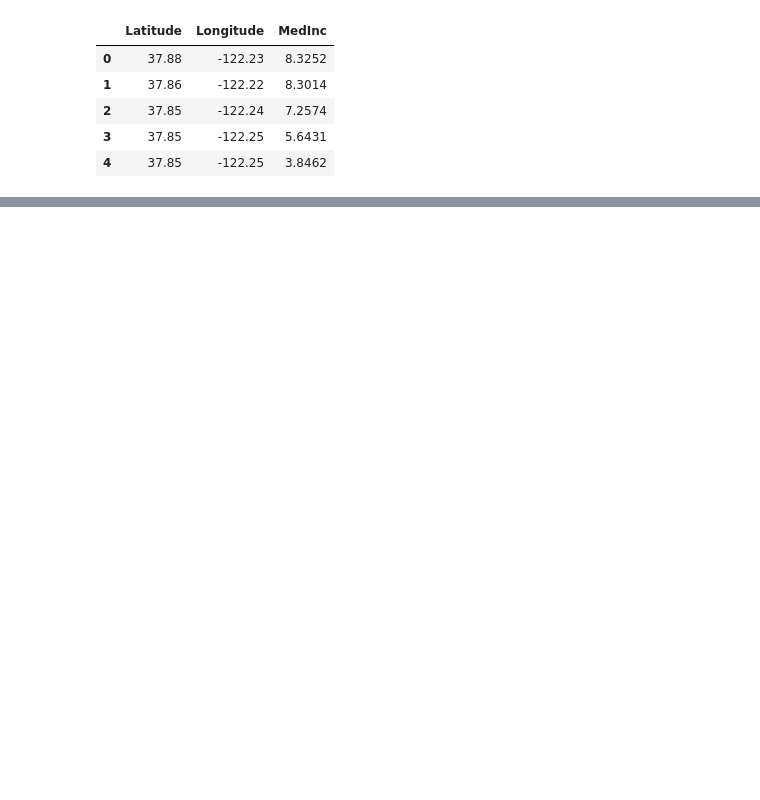
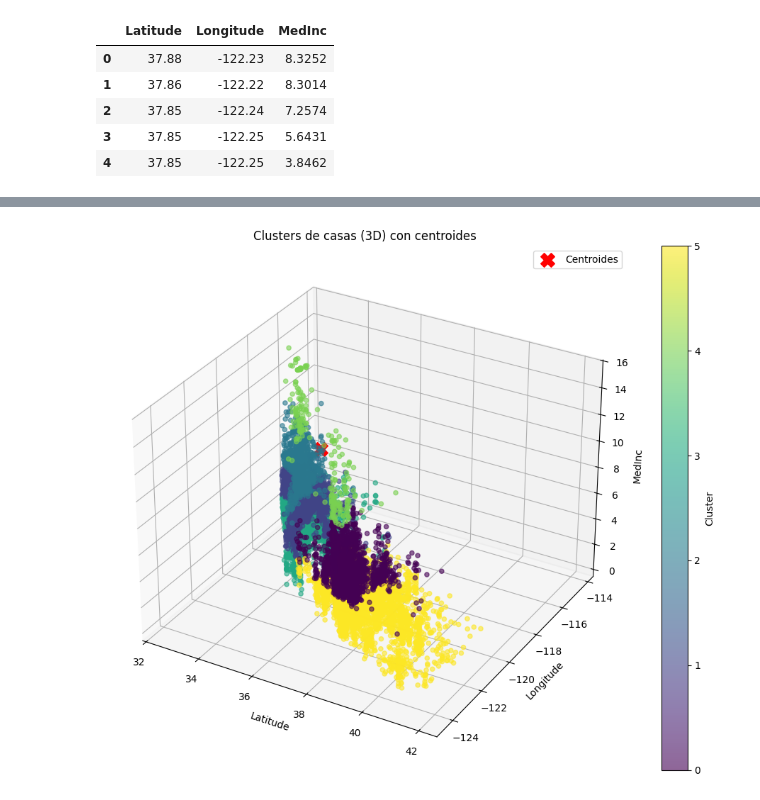
Before and after one commit to Julianmarania/UNSUPERVISED_LEARNING_Project_25_Julian_Lopez, a Jupyter notebook: src/explore.ipynb, the cells around one changed output, grey strips where cells are left out. Saved outputs shown, nothing was run; the diff lists cells and outputs as text; code cells hidden in the pictures; blank space fills up the shorter version.

```diff
--- a/src/explore.ipynb
+++ b/src/explore.ipynb
@@ -24,0 +99,33 @@ data_limpia.head()
+# %%
+import matplotlib.pyplot as plt
+from mpl_toolkits.mplot3d import Axes3D
+
+
+# Crear figura 3D
+fig = plt.figure(figsize=(10, 8))
+ax = fig.add_subplot(111, projection='3d')
+
+# Scatter de los puntos
+sc = ax.scatter(
+    X_train['Latitude'], X_train['Longitude'], X_train['MedInc'],
+    c=X_train['Cluster'], cmap='viridis', alpha=0.6
+)
+
+# Centroides
+centroides = model.cluster_centers_
+ax.scatter(
+    centroides[:, 0], centroides[:, 1], centroides[:, 2],
+    c='red', marker='X', s=200, label='Centroides', depthshade=False
+)
+
+# Etiquetas
+ax.set_xlabel('Latitude')
+ax.set_ylabel('Longitude')
+ax.set_zlabel('MedInc')
+ax.set_title('Clusters de casas (3D) con centroides')
+fig.colorbar(sc, label='Cluster')
+plt.legend()
+plt.tight_layout()
+plt.show()
+# %% [output]
+[figure, added]
```
Also changed, not shown: parts of 21 cells of this notebook.
